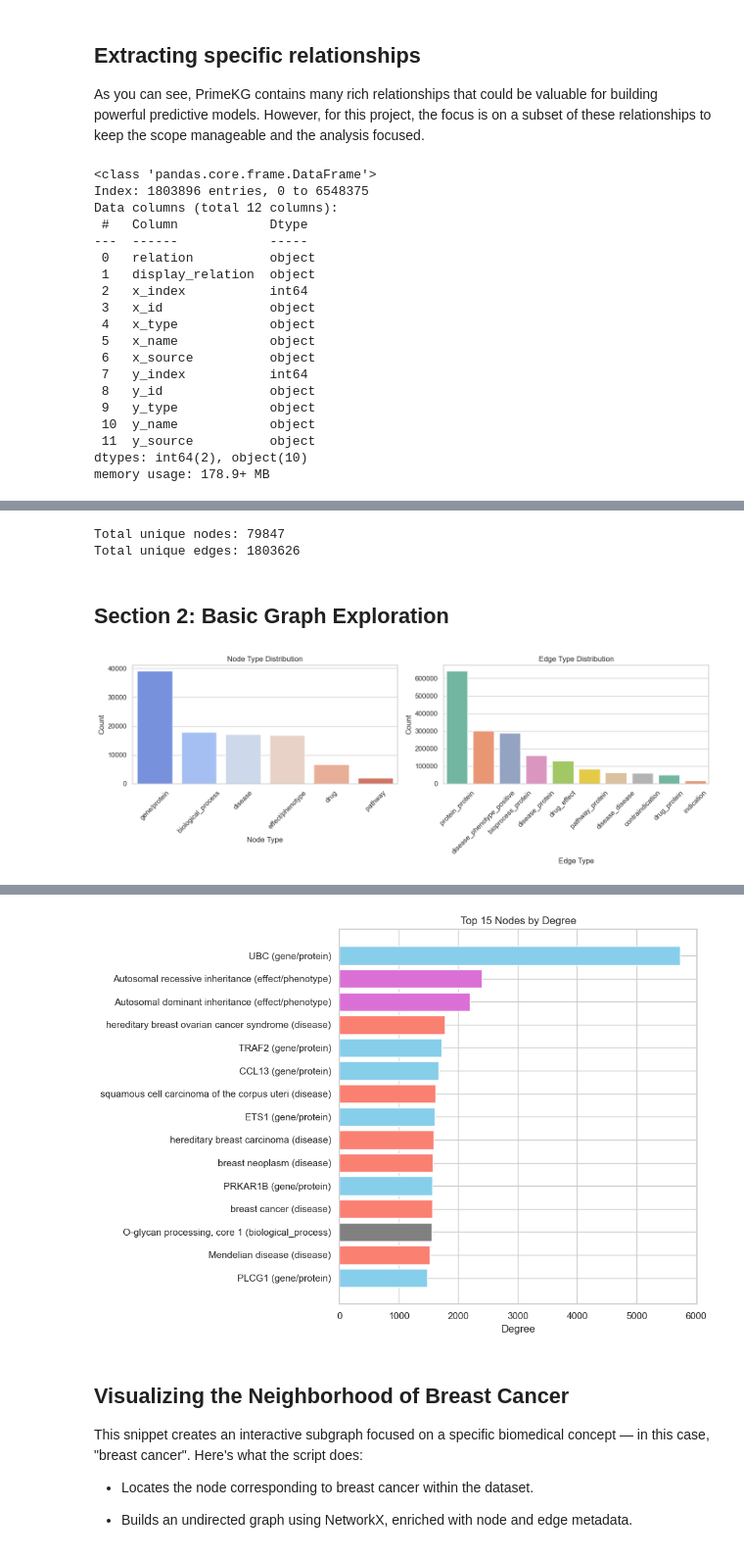
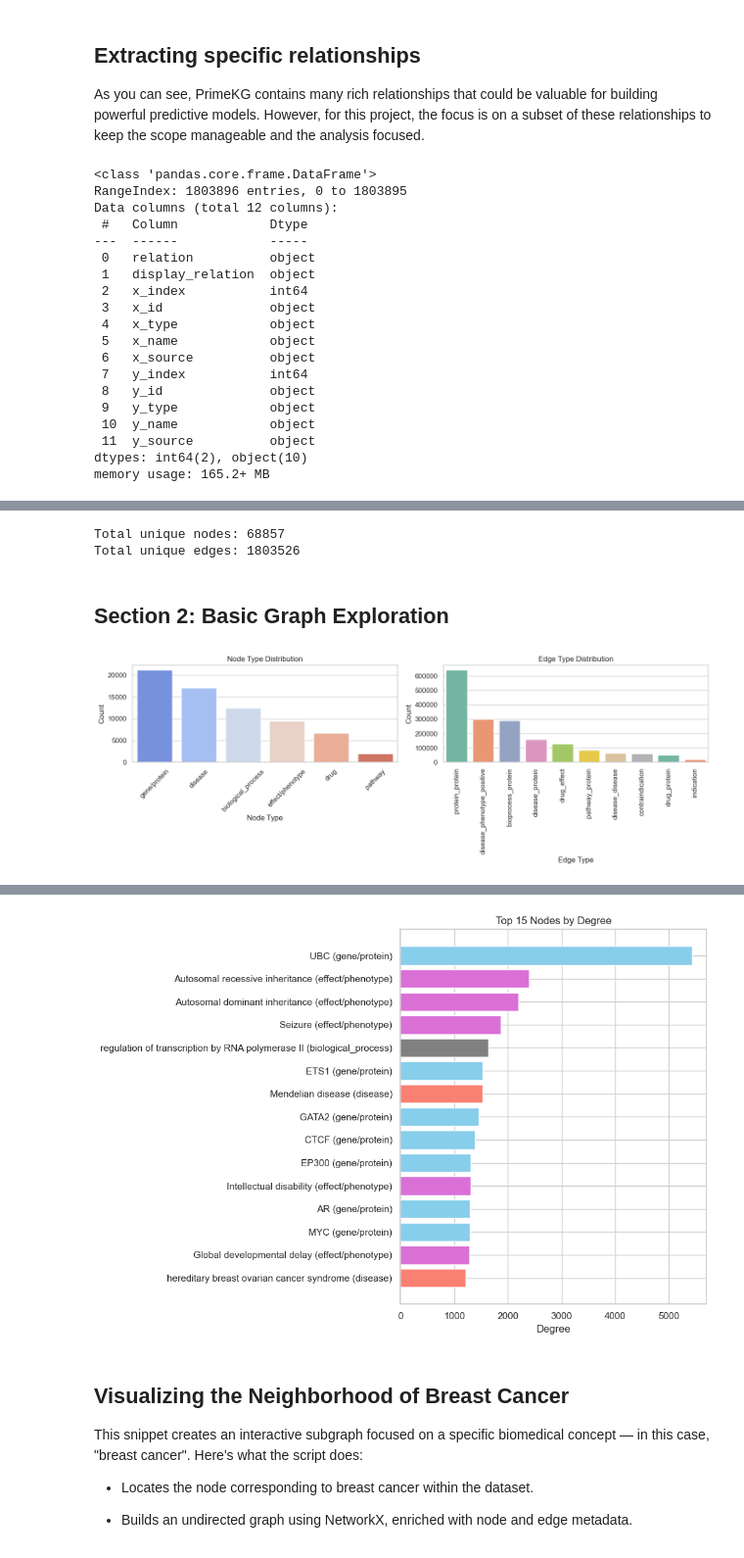
Before and after one commit to amulya-prasad/XplainMD, a Jupyter notebook: Notebooks/PrimeKG_Data_Visualization_Part1.ipynb, the cells around one changed output, grey strips where cells are left out. Shown at 98% size. Cells and saved outputs as stored; diff of their text form; code cells hidden in the pictures.

```diff
--- a/Notebooks/PrimeKG_Data_Visualization_Part1.ipynb
+++ b/Notebooks/PrimeKG_Data_Visualization_Part1.ipynb
@@ -146,11 +146,14 @@ filtered_df = df_kg[df_kg["relation"].isin(selected_relations)]
 
 # Save filtered dataframe
 filtered_df.to_csv("filtered_primekg.csv", index=False)
+# %%
+import pandas as pd
+filtered_df=pd.read_csv("filtered_primekg.csv")
 # %%
 filtered_df.info()
 # %% [output]
 <class 'pandas.core.frame.DataFrame'>
-Index: 1803896 entries, 0 to 6548375
+RangeIndex: 1803896 entries, 0 to 1803895
 Data columns (total 12 columns):
  #   Column            Dtype
 ---  ------            -----
@@ -167,7 +170,7 @@ Data columns (total 12 columns):
  10  y_name            object
  11  y_source          object
 dtypes: int64(2), object(10)
-memory usage: 178.9+ MB
+memory usage: 165.2+ MB
 # %%
 filtered_df.head()
 # %% [output]
@@ -178,16 +181,16 @@ filtered_df.head()
 | 3 | protein_protein | ppi | 3 | 4899 | gene/protein | NRF1 | NCBI | 11592 | 11253 | gene/protein | ... |
 | 4 | protein_protein | ppi | 4 | 5297 | gene/protein | PI4KA | NCBI | 2122 | 8601 | gene/protein | ... |
 # %%
-# Unique node count (across x_id and y_id)
-unique_nodes = set(filtered_df['x_id']).union(set(filtered_df['y_id']))
+# Unique node count (across x_index and y_index)
+unique_nodes = set(filtered_df['x_index']).union(set(filtered_df['y_index']))
 print("Total unique nodes:", len(unique_nodes))
 
 # Unique edge count (based on source, target, and relation)
-unique_edges = filtered_df[['x_id', 'y_id', 'relation']].drop_duplicates()
+unique_edges = filtered_df[['x_index', 'y_index', 'relation']].drop_duplicates()
 print("Total unique edges:", len(unique_edges))
 # %% [output]
-Total unique nodes: 79847
-Total unique edges: 1803626
+Total unique nodes: 68857
+Total unique edges: 1803526
 # %% [markdown]
 ## Section 2: Basic Graph Exploration
 # %%
@@ -199,8 +202,8 @@ import networkx as nx
 sns.set(style="whitegrid")
 
 # ----- NODE TYPE DISTRIBUTION -----
-x_node_types = filtered_df[['x_id', 'x_type']].rename(columns={'x_id': 'node_id', 'x_type': 'node_type'})
-y_node_types = filtered_df[['y_id', 'y_type']].rename(columns={'y_id': 'node_id', 'y_type': 'node_type'})
+x_node_types = filtered_df[['x_index', 'x_type']].rename(columns={'x_index': 'node_index', 'x_type': 'node_type'})
+y_node_types = filtered_df[['y_index', 'y_type']].rename(columns={'y_index': 'node_index', 'y_type': 'node_type'})
 all_nodes = pd.concat([x_node_types, y_node_types]).drop_duplicates()
 node_type_counts = all_nodes['node_type'].value_counts().reset_index()
 node_type_counts.columns = ['Node Type', 'Count']
@@ -218,48 +221,48 @@ axs[0].tick_params(axis='x', rotation=45)
 
 sns.barplot(data=edge_type_counts, x='Edge Type', y='Count', hue='Edge Type', ax=axs[1], palette='Set2', legend=False)
 axs[1].set_title("Edge Type Distribution")
-axs[1].tick_params(axis='x', rotation=45)
+axs[1].tick_params(axis='x', rotation=90)
 
 plt.tight_layout()
 plt.show()
 
-# ----- BUILD GRAPH -----
-G = nx.from_pandas_edgelist(filtered_df, source='x_id', target='y_id', create_using=nx.Graph())
+# ----- BUILD GRAPH USING UNIQUE INDICES -----
+G = nx.from_pandas_edgelist(filtered_df, source='x_index', target='y_index', create_using=nx.Graph())
 
-# Add node attributes (type + name) for x and y
+# Add node attributes (type + name) for x and y nodes
 for _, row in filtered_df.iterrows():
-    G.nodes[row['x_id']]['type'] = row['x_type']
-    G.nodes[row['x_id']]['name'] = row['x_name']
-    G.nodes[row['y_id']]['type'] = row['y_type']
-    G.nodes[row['y_id']]['name'] = row['y_name']
+    G.nodes[row['x_index']]['type'] = row['x_type']
+    G.nodes[row['x_index']]['name'] = row['x_name']
+    G.nodes[row['y_index']]['type'] = row['y_type']
+    G.nodes[row['y_index']]['name'] = row['y_name']
 
 # ----- TOP-K NODES BY DEGREE -----
 top_k = 15
 degree_dict = dict(G.degree())
 top_degree_nodes = sorted(degree_dict.items(), key=lambda x: x[1], reverse=True)[:top_k]
 
-print(f"\n Top {top_k} Nodes by Degree:\n")
-print(f"{'Node ID':<10} {'Degree':<10} {'Name':<30} {'Type'}")
+print(f"\nTop {top_k} Nodes by Degree:\n")
+print(f"{'Node Index':<12} {'Degree':<8} {'Name':<30} {'Type'}")
 print("-" * 70)
-for node_id, degree in top_degree_nodes:
-    name = G.nodes[node_id].get('name', 'N/A')
-    node_type = G.nodes[node_id].get('type', 'N/A')
-    print(f"{node_id:<10} {degree:<10} {name:<30} {node_type}")
+for node_idx, degree in top_degree_nodes:
+    name = G.nodes[node_idx].get('name', 'N/A')
+    node_type = G.nodes[node_idx].get('type', 'N/A')
+    print(f"{node_idx:<12} {degree:<8} {name:<30} {node_type}")
 
 # Prepare data for plotting
 labels = []
 degrees = []
 colors = []
 
-for node_id, degree in top_degree_nodes:
-    name = G.nodes[node_id].get('name', str(node_id))
-    node_type = G.nodes[node_id].get('type', 'unknown')
+for node_idx, degree in top_degree_nodes:
+    name = G.nodes[node_idx].get('name', str(node_idx))
+    node_type = G.nodes[node_idx].get('type', 'unknown')
     label = f"{name} ({node_type})"
     labels.append(label)
     degrees.append(degree)
 
     # Color by type
-    if "gene" in node_type:
+    if "gene" in node_type or "protein" in node_type:
         colors.append("skyblue")
     elif "disease" in node_type:
         colors.append("salmon")
@@ -268,7 +271,7 @@ for node_id, degree in top_degree_nodes:
     else:
         colors.append("gray")
 
-# Plot
+# Plot top-degree nodes
 plt.figure(figsize=(10, 7))
 plt.barh(labels[::-1], degrees[::-1], color=colors[::-1])
 plt.title("Top 15 Nodes by Degree")
@@ -276,4 +279,4 @@ plt.xlabel("Degree")
 plt.tight_layout()
 plt.show()
 # %% [output]
-[figure, old version]
+[figure, new version]
@@ -299,4 +302,4 @@ Node ID    Degree     Name                           Type
-[figure, old version]
+[figure, new version]
 # %% [markdown]
 ## Visualizing the Neighborhood of Breast Cancer
 
```
Also changed, not shown: parts of 20 cells of this notebook, 1 other file.
